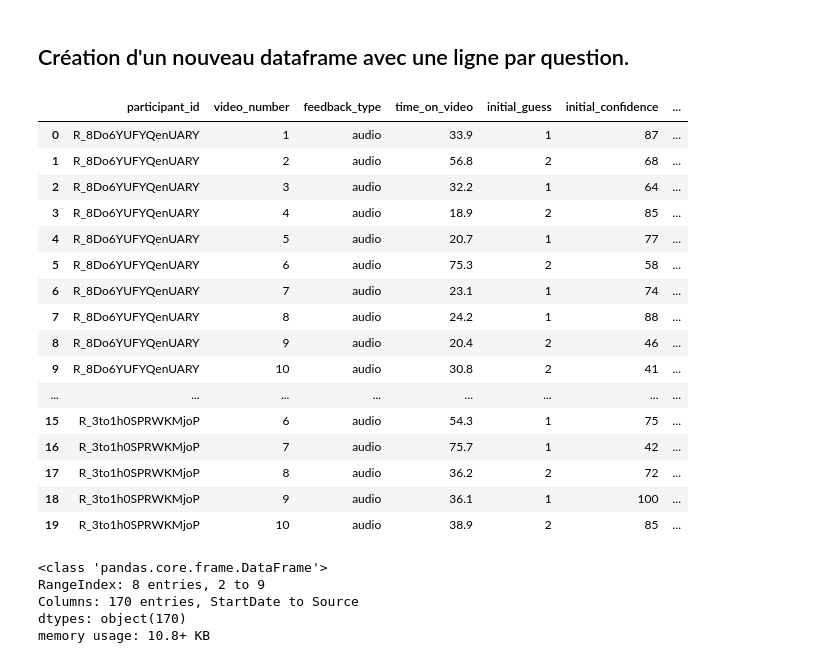
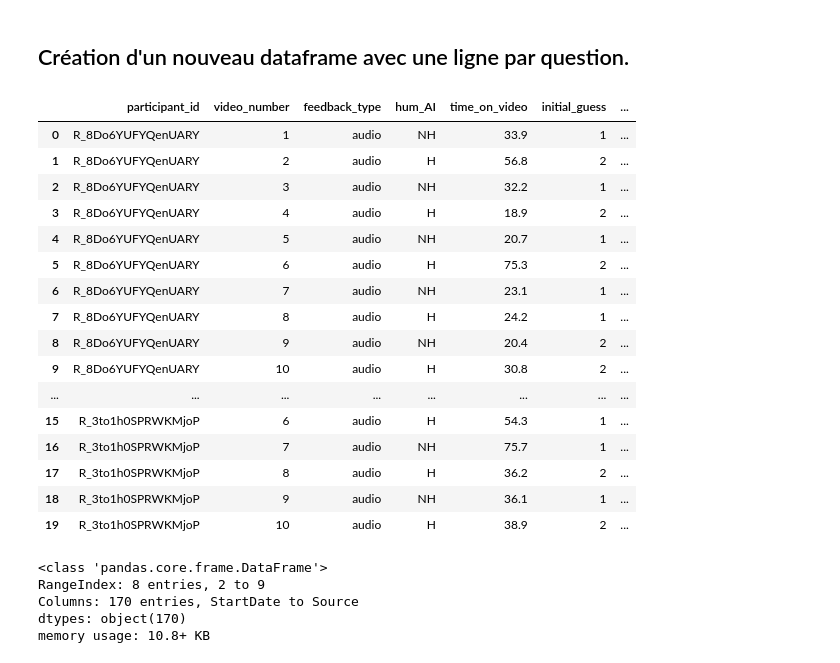
Before and after one commit to liogrnbrg/SHS_Psycho, a Jupyter notebook: main_analysis.ipynb, the cells around one changed output. Cells and saved outputs as stored; diff of their text form; code cells hidden in the pictures.

```diff
--- a/main_analysis.ipynb
+++ b/main_analysis.ipynb
@@ -180,51 +180,51 @@ for _, row in df_new.iterrows():
         later_guess = get_value_by_base_pattern(later_guess_base, row)
         later_confidence = get_value_by_base_pattern(later_confidence_base, row)
         feedback_influence = get_value_by_base_pattern(influence_base, row)
         comments = get_value_by_base_pattern(comment_base, row)
 
         # Create a dictionary for this video
         video_data = {
             'participant_id': participant_id,
             'video_number': video_num,
             'feedback_type': feedback_type,
+            'hum_AI': hum_AI,  # Add the new column
             'time_on_video': time_on_video,
             'initial_guess': initial_guess,
             'initial_confidence': initial_confidence,
             'later_guess': later_guess,
             'later_confidence': later_confidence,
             'feedback_influence': feedback_influence,
             'comments': comments,
-            'hum_AI': hum_AI  # Add the new column
         }
 
         # Add to our list
         reshaped_data.append(video_data)
 
 # Create the new DataFrame
 new_df = pd.DataFrame(reshaped_data)
 
 # Save to CSV
 new_df.to_csv('reshaped_lie_detection_data.csv', index=False)
 
 new_df.head(20)
 # %% [output]
-|  | participant_id | video_number | feedback_type | time_on_video | initial_guess | initial_confidence | ... |
-| 0 | R_8Do6YUFYQenUARY | 1 | audio | 33.9 | 1 | 87 | ... |
-| 1 | R_8Do6YUFYQenUARY | 2 | audio | 56.8 | 2 | 68 | ... |
-| 2 | R_8Do6YUFYQenUARY | 3 | audio | 32.2 | 1 | 64 | ... |
-| 3 | R_8Do6YUFYQenUARY | 4 | audio | 18.9 | 2 | 85 | ... |
-| 4 | R_8Do6YUFYQenUARY | 5 | audio | 20.7 | 1 | 77 | ... |
-| 5 | R_8Do6YUFYQenUARY | 6 | audio | 75.3 | 2 | 58 | ... |
-| 6 | R_8Do6YUFYQenUARY | 7 | audio | 23.1 | 1 | 74 | ... |
-| 7 | R_8Do6YUFYQenUARY | 8 | audio | 24.2 | 1 | 88 | ... |
-| 8 | R_8Do6YUFYQenUARY | 9 | audio | 20.4 | 2 | 46 | ... |
-| 9 | R_8Do6YUFYQenUARY | 10 | audio | 30.8 | 2 | 41 | ... |
+|  | participant_id | video_number | feedback_type | hum_AI | time_on_video | initial_guess | ... |
+| 0 | R_8Do6YUFYQenUARY | 1 | audio | NH | 33.9 | 1 | ... |
+| 1 | R_8Do6YUFYQenUARY | 2 | audio | H | 56.8 | 2 | ... |
+| 2 | R_8Do6YUFYQenUARY | 3 | audio | NH | 32.2 | 1 | ... |
+| 3 | R_8Do6YUFYQenUARY | 4 | audio | H | 18.9 | 2 | ... |
+| 4 | R_8Do6YUFYQenUARY | 5 | audio | NH | 20.7 | 1 | ... |
+| 5 | R_8Do6YUFYQenUARY | 6 | audio | H | 75.3 | 2 | ... |
+| 6 | R_8Do6YUFYQenUARY | 7 | audio | NH | 23.1 | 1 | ... |
+| 7 | R_8Do6YUFYQenUARY | 8 | audio | H | 24.2 | 1 | ... |
+| 8 | R_8Do6YUFYQenUARY | 9 | audio | NH | 20.4 | 2 | ... |
+| 9 | R_8Do6YUFYQenUARY | 10 | audio | H | 30.8 | 2 | ... |
 | ... | ... | ... | ... | ... | ... | ... | ... |
-| 15 | R_3to1h0SPRWKMjoP | 6 | audio | 54.3 | 1 | 75 | ... |
-| 16 | R_3to1h0SPRWKMjoP | 7 | audio | 75.7 | 1 | 42 | ... |
-| 17 | R_3to1h0SPRWKMjoP | 8 | audio | 36.2 | 2 | 72 | ... |
-| 18 | R_3to1h0SPRWKMjoP | 9 | audio | 36.1 | 1 | 100 | ... |
-| 19 | R_3to1h0SPRWKMjoP | 10 | audio | 38.9 | 2 | 85 | ... |
+| 15 | R_3to1h0SPRWKMjoP | 6 | audio | H | 54.3 | 1 | ... |
+| 16 | R_3to1h0SPRWKMjoP | 7 | audio | NH | 75.7 | 1 | ... |
+| 17 | R_3to1h0SPRWKMjoP | 8 | audio | H | 36.2 | 2 | ... |
+| 18 | R_3to1h0SPRWKMjoP | 9 | audio | NH | 36.1 | 1 | ... |
+| 19 | R_3to1h0SPRWKMjoP | 10 | audio | H | 38.9 | 2 | ... |
 # %%
 # Exemple (à adapter):
 # df = df.dropna(subset=["participant_id", "accuracy_pre", "accuracy_post", "confidence_pre", "confidence_post"])
```
Also changed, not shown: 1 other file.
